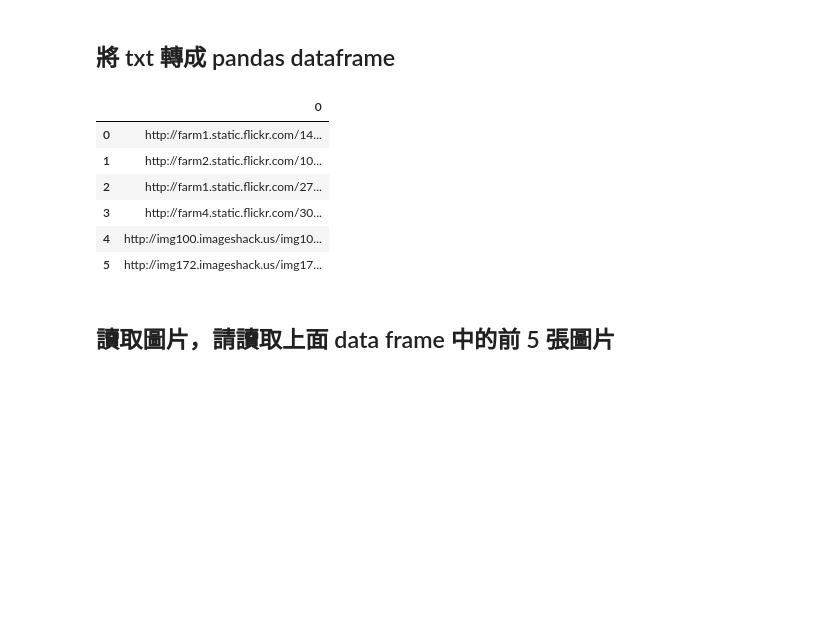
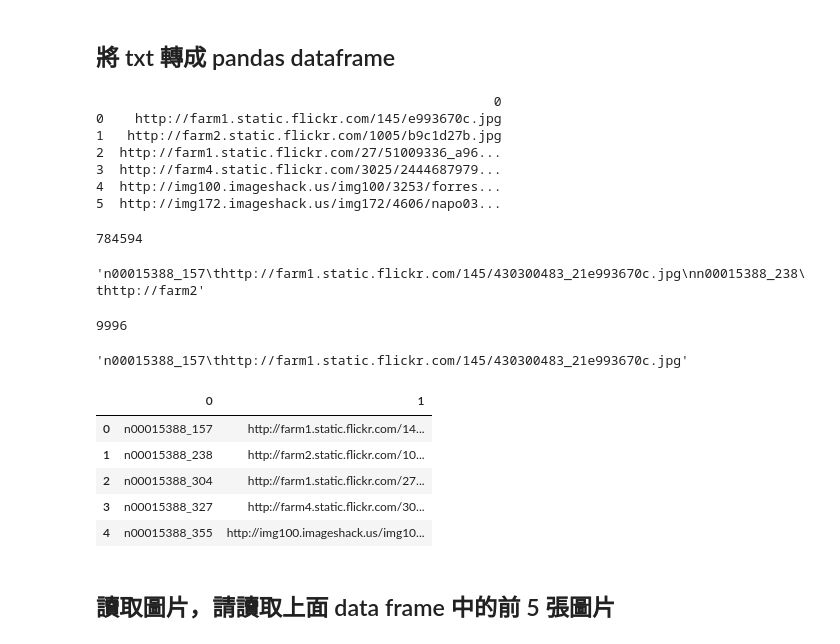
Before and after one commit to zzo30802/3rd-ML100Days, a Jupyter notebook: homework/Day_005-2_HW.ipynb, the cells around one changed output. Cells and saved outputs as stored; diff of their text form; code cells hidden in the pictures; blank space fills up the shorter version.

```diff
--- a/homework/Day_005-2_HW.ipynb
+++ b/homework/Day_005-2_HW.ipynb
@@ -63,6 +74,7 @@ data[0:10]
 # %% [markdown]
 ## 將 txt 轉成 pandas dataframe
 # %%
+# 我的方法
 import pandas as pd
 import requests
 import re
@@ -82,15 +94,55 @@ arrange_data = text.split('\n')
     #arrange_data.append(a)
 #print(arrange_data)
 df = pd.DataFrame(arrange_data)
-df.head(6) # 列出前六個
+print(df.head(6)) # 列出前六個
 # %% [output]
-|  | 0 |
-| 0 | http://farm1.static.flickr.com/14... |
-| 1 | http://farm2.static.flickr.com/10... |
-| 2 | http://farm1.static.flickr.com/27... |
-| 3 | http://farm4.static.flickr.com/30... |
-| 4 | http://img100.imageshack.us/img10... |
-| 5 | http://img172.imageshack.us/img17... |
+                                                   0
+0    http://farm1.static.flickr.com/145/e993670c.jpg
+1   http://farm2.static.flickr.com/1005/b9c1d27b.jpg
+2  http://farm1.static.flickr.com/27/51009336_a96...
+3  http://farm4.static.flickr.com/3025/2444687979...
+4  http://img100.imageshack.us/img100/3253/forres...
+5  http://img172.imageshack.us/img172/4606/napo03...
+# %%
+# 解答
+## 假如我們不想把資料載到自己的電腦裡?
+import requests
+target_url = "https://raw.githubusercontent.com/vashineyu/slides_and_others/master/tutorial/examples/imagenet_urls_examples.txt"
+
+response = requests.get(target_url)
+data = response.text
+
+# 用 request 傳送回來的資料不會認得斷行符號
+print(len(data))
+data[0:100]
+# %% [output]
+784594
+'n00015388_157\thttp://farm1.static.flickr.com/145/430300483_21e993670c.jpg\nn00015388_238\thttp://farm2'
+# %%
+# 我們自己斷行
+data = data.split("\n")
+print(len(data))
+data[0]
+# %% [output]
+9996
+'n00015388_157\thttp://farm1.static.flickr.com/145/430300483_21e993670c.jpg'
+# %%
+import pandas as pd
+
+arrange_data = []
+for d in data:
+    line = d.split("\t")
+    arrange_data.append(line)
+
+df = pd.DataFrame(arrange_data)
+df.head()
+# %% [output]
+|  | 0 | 1 |
+| 0 | n00015388_157 | http://farm1.static.flickr.com/14... |
+| 1 | n00015388_238 | http://farm2.static.flickr.com/10... |
+| 2 | n00015388_304 | http://farm1.static.flickr.com/27... |
+| 3 | n00015388_327 | http://farm4.static.flickr.com/30... |
+| 4 | n00015388_355 | http://img100.imageshack.us/img10... |
 # %% [markdown]
 ## 讀取圖片，請讀取上面 data frame 中的前 5 張圖片
 # %%
```
Also changed, not shown: parts of 5 cells of this notebook, 1 other file.
